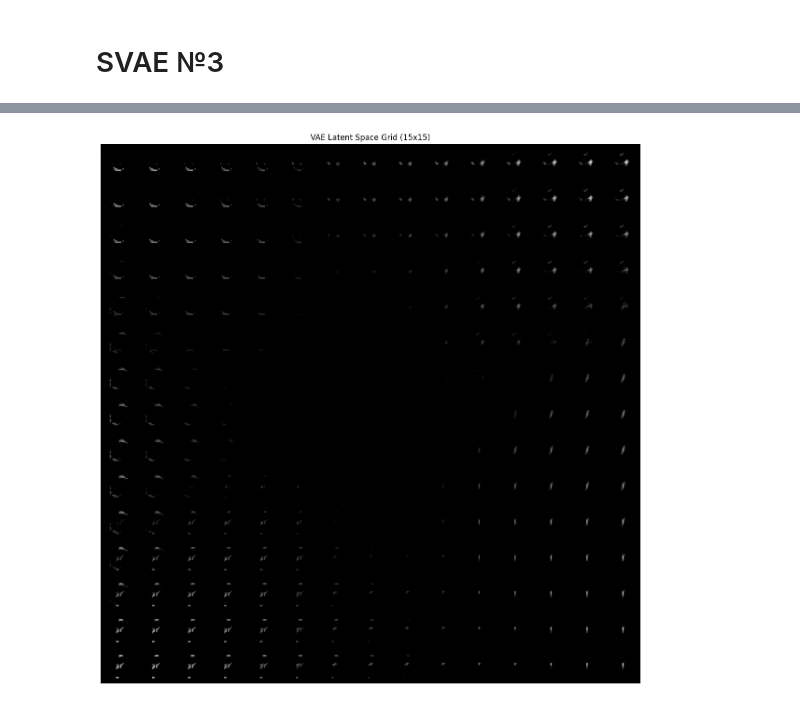
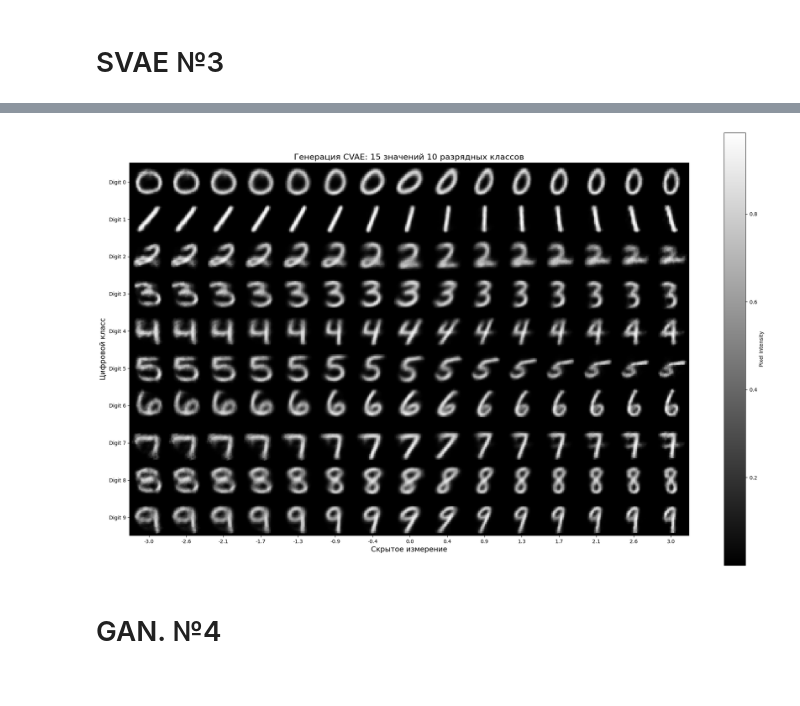
Before and after one commit to Analagis/learning_ML_projects, a Jupyter notebook: Project12/src/report.ipynb, the cells around one changed output, grey strips where cells are left out. Drawn from its saved outputs; the diff is of its cells as text; code cells hidden in the pictures.

```diff
--- a/Project12/src/report.ipynb
+++ b/Project12/src/report.ipynb
@@ -12,11 +16,10 @@ from SVAE import SupervisedVAE
 # %% [markdown]
 # Загрузка и анализ данных
 # %%
-mnist_transforms = transforms.Compose([transforms.ToTensor(),
-                                       transforms.Normalize(mean=0.5, std=0.5),
-                                       transforms.Lambda(lambda x: x.view(-1, 784))])
+transforms_mnist = tfs_v2.Compose([tfs_v2.ToImage(), tfs_v2.ToDtype(dtype=torch.float32, scale=True),
+                             tfs_v2.Lambda(lambda _img: _img.ravel())])
 
-data = datasets.MNIST(root=r'data', train=True, download=True, transform=mnist_transforms)
+data = datasets.MNIST(root=r'data', train=True, download=True, transform=transforms_mnist)
 
 train_loader = DataLoader(data, batch_size=128, shuffle=True, num_workers=4)
 # %%
@@ -27,6 +30,6 @@ num_epochs = 10
 # %% [markdown]
 # VAE №2
 # %%
-vae = BaseVAE(input_dim=784, hidden_dims=[128, 64], z_dim=2)
-losses = vae.fit(train_loader, epochs=num_epochs, lr=1e-3)
+vae = BaseVAE(784,784,2)
+vae.fit(train_loader, epochs=num_epochs, lr=1e-3)
 # %%
@@ -40,5 +45,5 @@ vae.plot_latent_grid(grid_size=15, latent_range=3.0)
 # %% [markdown]
 # SVAE №3
 # %%
-svae = SupervisedVAE(input_dim=784, n_classes=10, hidden_dims=[128, 64], z_dim=2)
-losses = svae.fit(train_loader, epochs=num_epochs)
+svae = SupervisedVAE(input_dim=784, n_classes=10, latent_dim=1)
+svae.fit(train_loader, epochs=num_epochs)
@@ -60,4 +50,6 @@ svae.plot_latent_space(test_loader, n_samples=5000)
 # %%
-svae.plot_latent_grid(grid_size=15, latent_range=3.0)
+svae.plot_latent_grid()
 # %% [output]
-[figure, old version]
+[figure, new version]
+# %% [markdown]
+# GAN. №4
```
Also changed, not shown: parts of 21 cells of this notebook.
